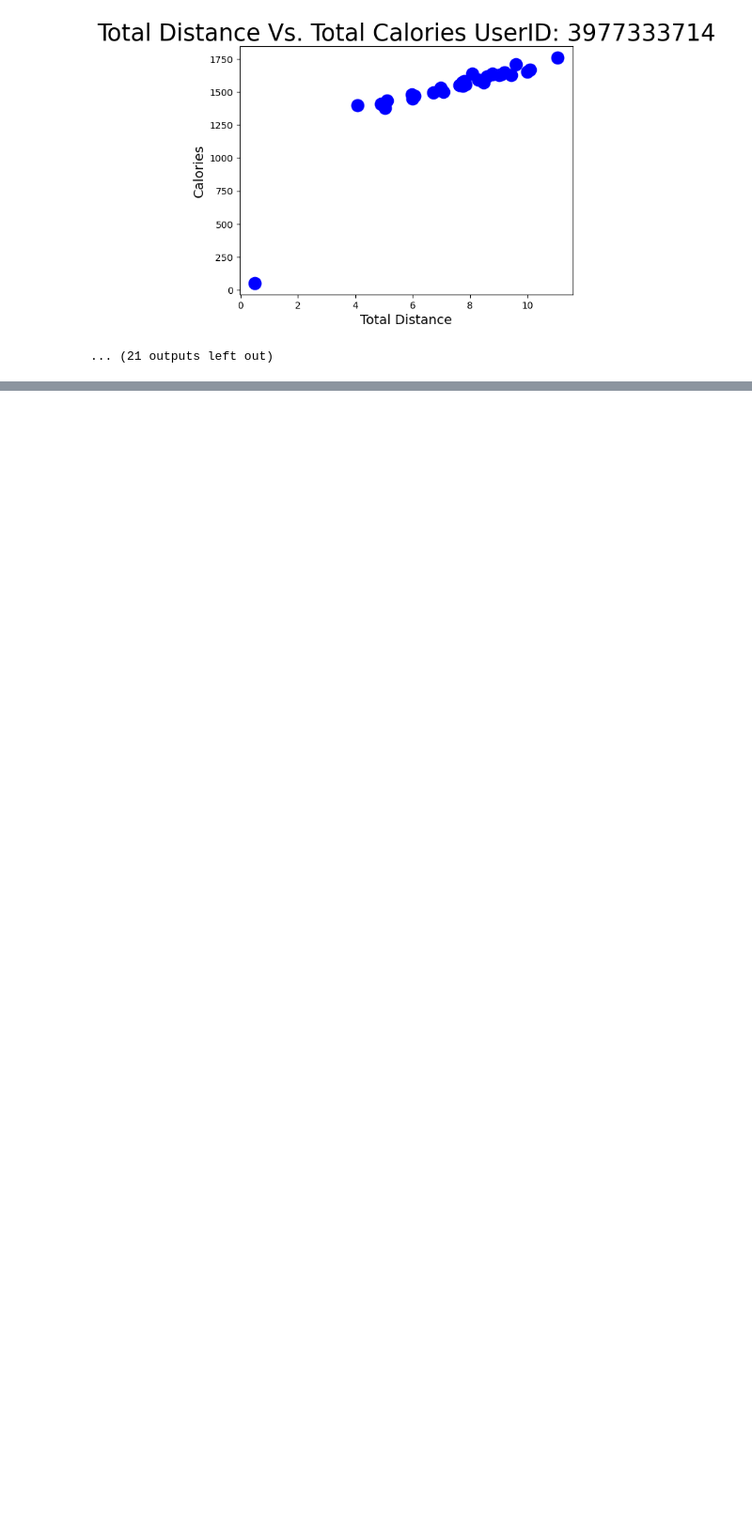
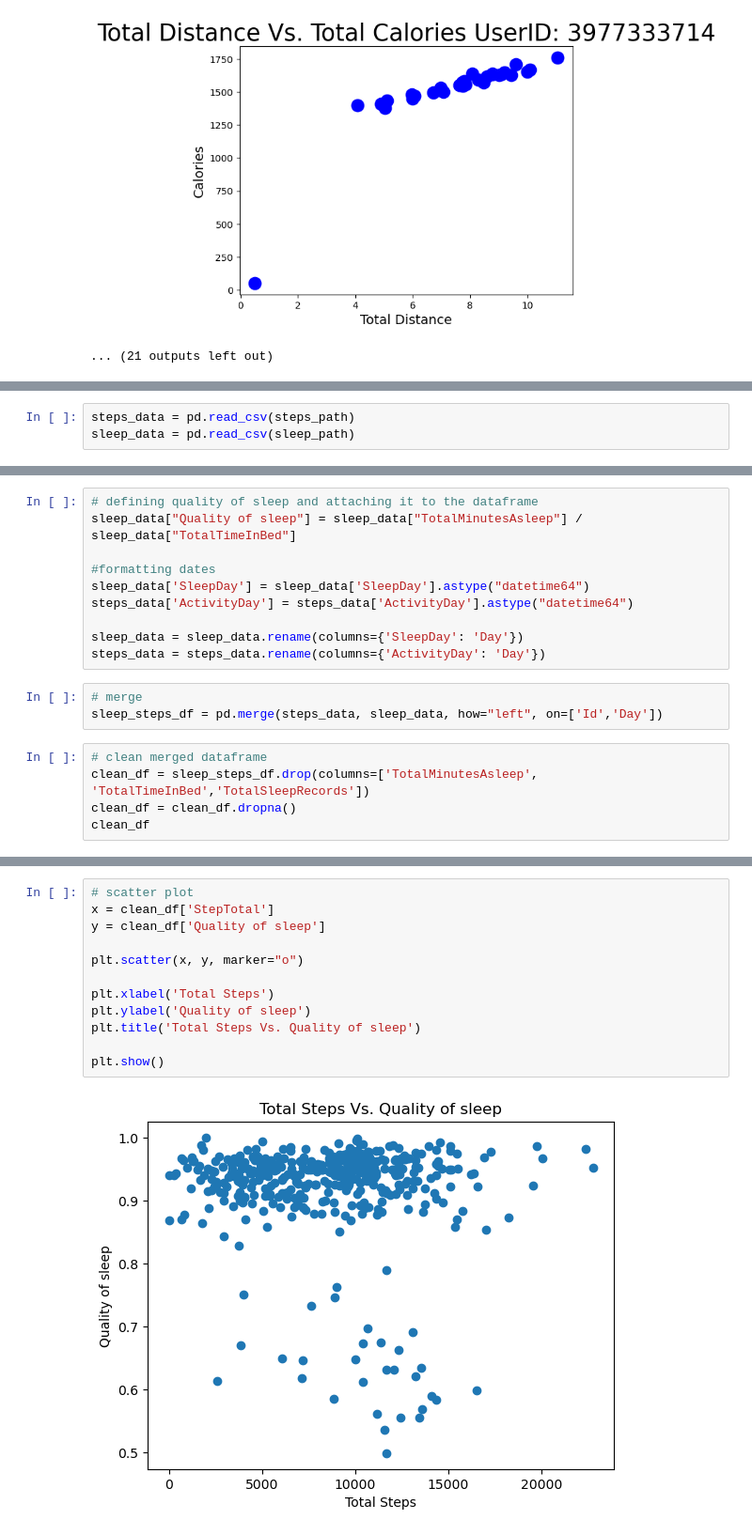
Before and after one commit to shabazmotan/Fitness-Tracking, a Jupyter notebook: Pyfitness.ipynb, the cells around one changed output, grey strips where cells are left out. Shown at 94% size. Saved outputs shown, nothing was run; the diff lists cells and outputs as text; blank space fills up the shorter version.

```diff
--- a/Pyfitness.ipynb
+++ b/Pyfitness.ipynb
@@ -87,0 +99,3 @@ for ID in UserIDs:
+# %%
+steps_data = pd.read_csv(steps_path)
+sleep_data = pd.read_csv(sleep_path)
@@ -87,0 +118,18 @@ for ID in UserIDs:
+# %%
+# defining quality of sleep and attaching it to the dataframe
+sleep_data["Quality of sleep"] = sleep_data["TotalMinutesAsleep"] / sleep_data["TotalTimeInBed"]
+
+#formatting dates
+sleep_data['SleepDay'] = sleep_data['SleepDay'].astype("datetime64")
+steps_data['ActivityDay'] = steps_data['ActivityDay'].astype("datetime64")
+
+sleep_data = sleep_data.rename(columns={'SleepDay': 'Day'})
+steps_data = steps_data.rename(columns={'ActivityDay': 'Day'})
+# %%
+# merge
+sleep_steps_df = pd.merge(steps_data, sleep_data, how="left", on=['Id','Day'])
+# %%
+# clean merged dataframe
+clean_df = sleep_steps_df.drop(columns=['TotalMinutesAsleep', 'TotalTimeInBed','TotalSleepRecords'])
+clean_df = clean_df.dropna()
+clean_df
@@ -87,0 +150,14 @@ for ID in UserIDs:
+# %%
+# scatter plot
+x = clean_df['StepTotal']
+y = clean_df['Quality of sleep']
+
+plt.scatter(x, y, marker="o")
+
+plt.xlabel('Total Steps')
+plt.ylabel('Quality of sleep')
+plt.title('Total Steps Vs. Quality of sleep')
+
+plt.show()
+# %% [output]
+[figure, added]
```
Also changed, not shown: parts of 10 cells of this notebook, 18 other files.
